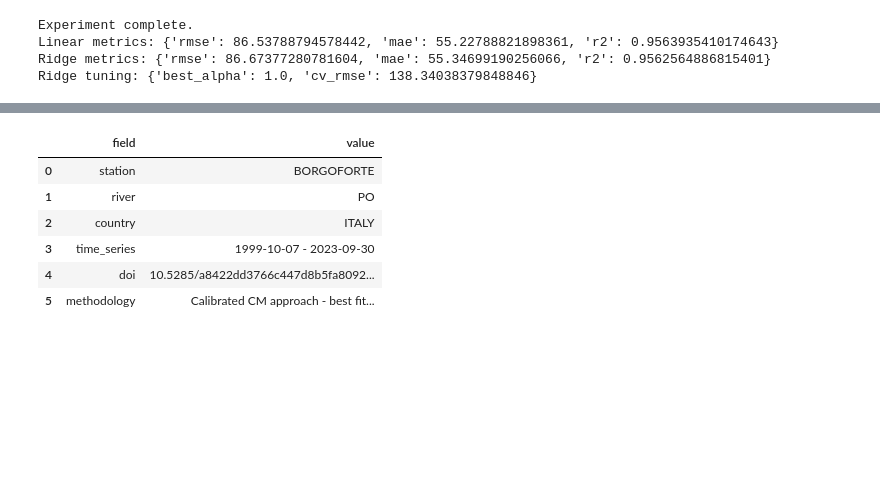
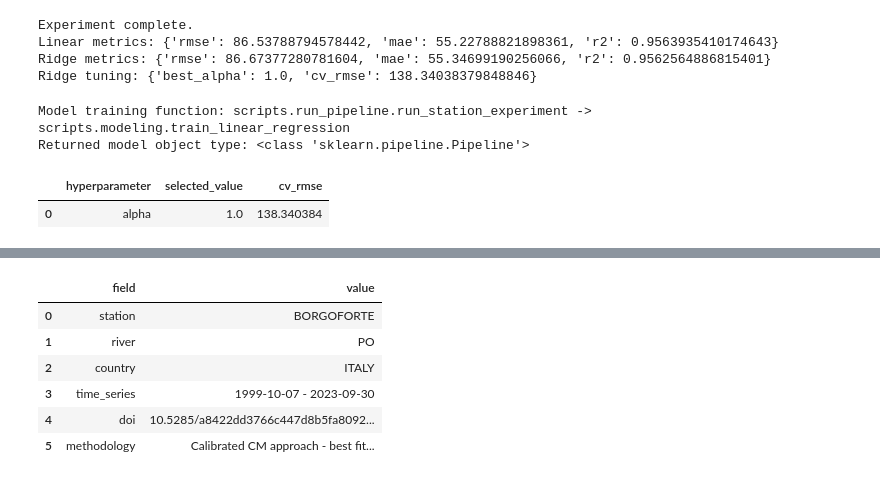
Before and after one commit to ayhameed/P24EGCP9020_COEN807_Project, a Jupyter notebook: linear_regression_workflow.ipynb, the cells around one changed output, grey strips where cells are left out. Cells and saved outputs as stored; diff of their text form; code cells hidden in the pictures; blank space fills up the shorter version.

```diff
--- a/linear_regression_workflow.ipynb
+++ b/linear_regression_workflow.ipynb
@@ -134,3 +132,19 @@ Experiment complete.
 Linear metrics: {'rmse': 86.53788794578442, 'mae': 55.22788821898361, 'r2': 0.9563935410174643}
 Ridge metrics: {'rmse': 86.67377280781604, 'mae': 55.34699190256066, 'r2': 0.9562564886815401}
 Ridge tuning: {'best_alpha': 1.0, 'cv_rmse': 138.34038379848846}
+# %%
+# Step 3B: Model Training
+print("Model training function: scripts.run_pipeline.run_station_experiment -> scripts.modeling.train_linear_regression")
+print("Returned model object type:", type(result["linear_model"]))
+
+ridge_tuning = result["metrics"]["ridge_tuning"]
+hyperparam_table = pd.DataFrame([
+    {"hyperparameter": "alpha", "selected_value": ridge_tuning["best_alpha"], "cv_rmse": ridge_tuning["cv_rmse"]}
+])
+
+display(hyperparam_table)
+# %% [output]
+Model training function: scripts.run_pipeline.run_station_experiment -> scripts.modeling.train_linear_regression
+Returned model object type: <class 'sklearn.pipeline.Pipeline'>
+|  | hyperparameter | selected_value | cv_rmse |
+| 0 | alpha | 1.0 | 138.340384 |
```
Also changed, not shown: parts of 14 cells of this notebook, 1 other file.
